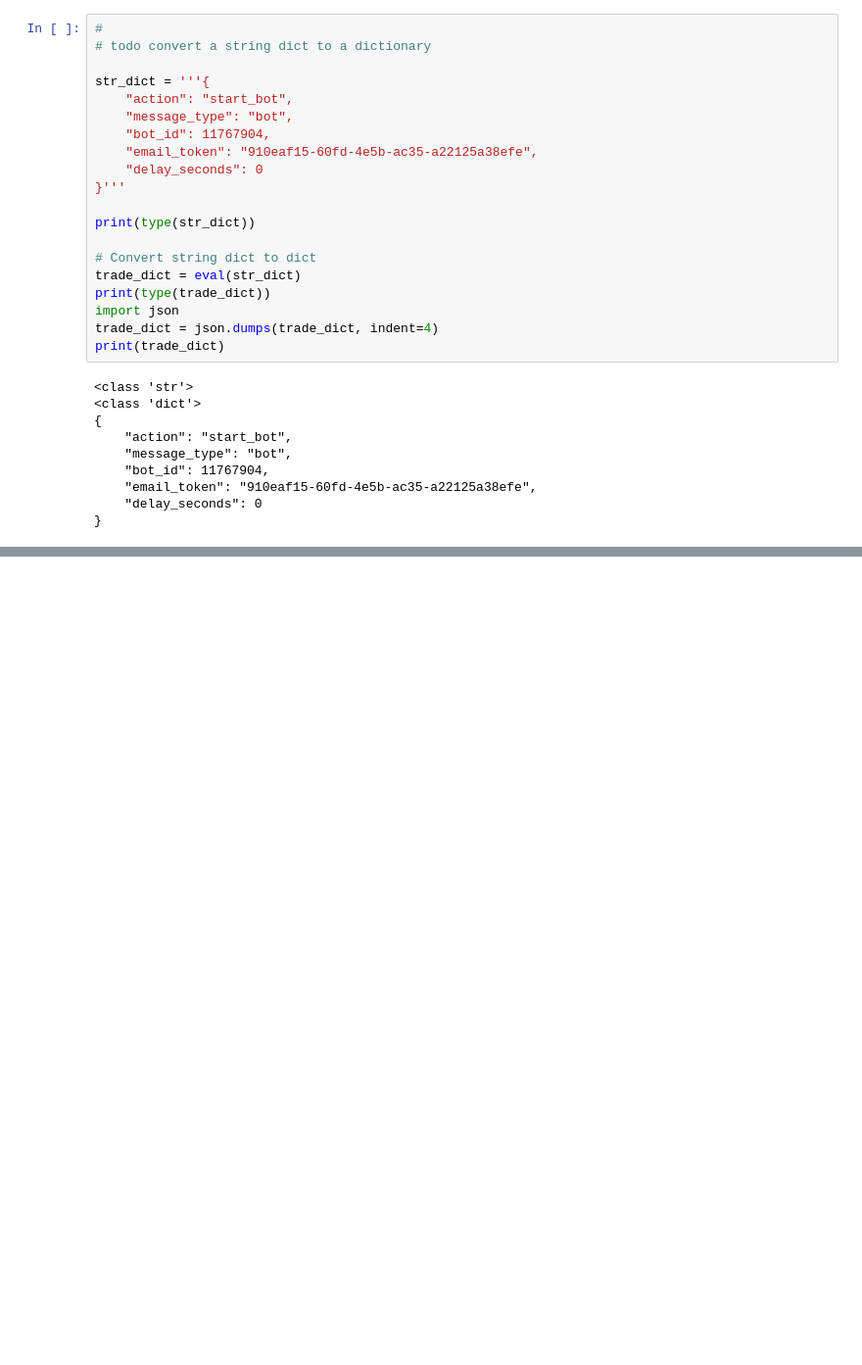
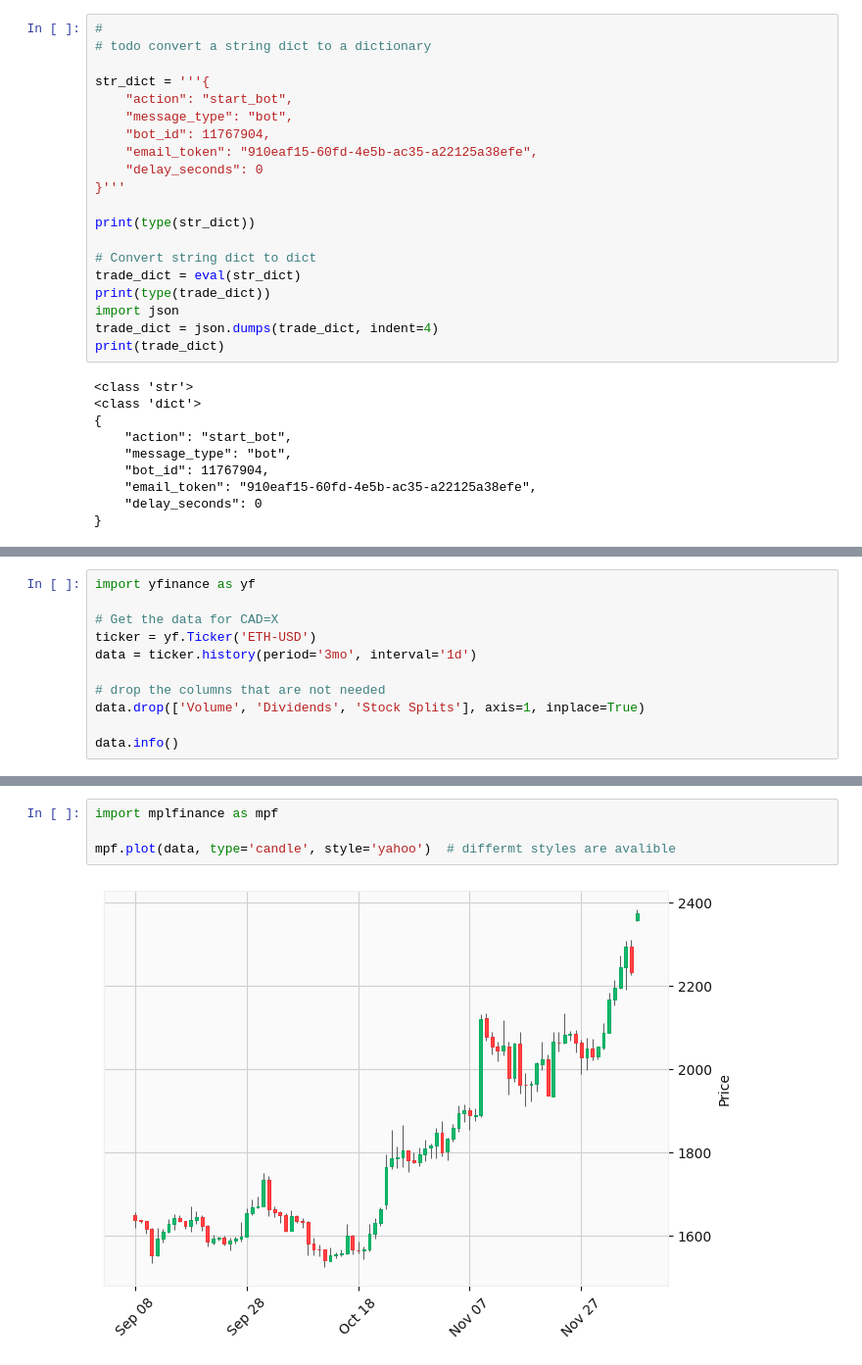
Before and after one commit to UFXtrendscalper/Dividend_Project, a Jupyter notebook: DIVIDEND DASHBOARD/testing_notebook.ipynb, the cells around one changed output, grey strips where cells are left out. Shown: that part at 98% size. Saved outputs shown, nothing was run; the diff lists cells and outputs as text; blank space fills up the shorter version.

```diff
--- a/DIVIDEND DASHBOARD/testing_notebook.ipynb
+++ b/DIVIDEND DASHBOARD/testing_notebook.ipynb
@@ -136,0 +69,11 @@ memory usage: 29.3 KB
+# %%
+import yfinance as yf
+
+# Get the data for CAD=X
+ticker = yf.Ticker('ETH-USD')
+data = ticker.history(period='3mo', interval='1d')
+
+# drop the columns that are not needed
+data.drop(['Volume', 'Dividends', 'Stock Splits'], axis=1, inplace=True)
+
+data.info()
@@ -136,0 +92,6 @@ memory usage: 29.3 KB
+# %%
+import mplfinance as mpf
+
+mpf.plot(data, type='candle', style='yahoo')  # differmt styles are avalible
+# %% [output]
+[figure, added]
```
Also changed, not shown: parts of 5 cells of this notebook.
